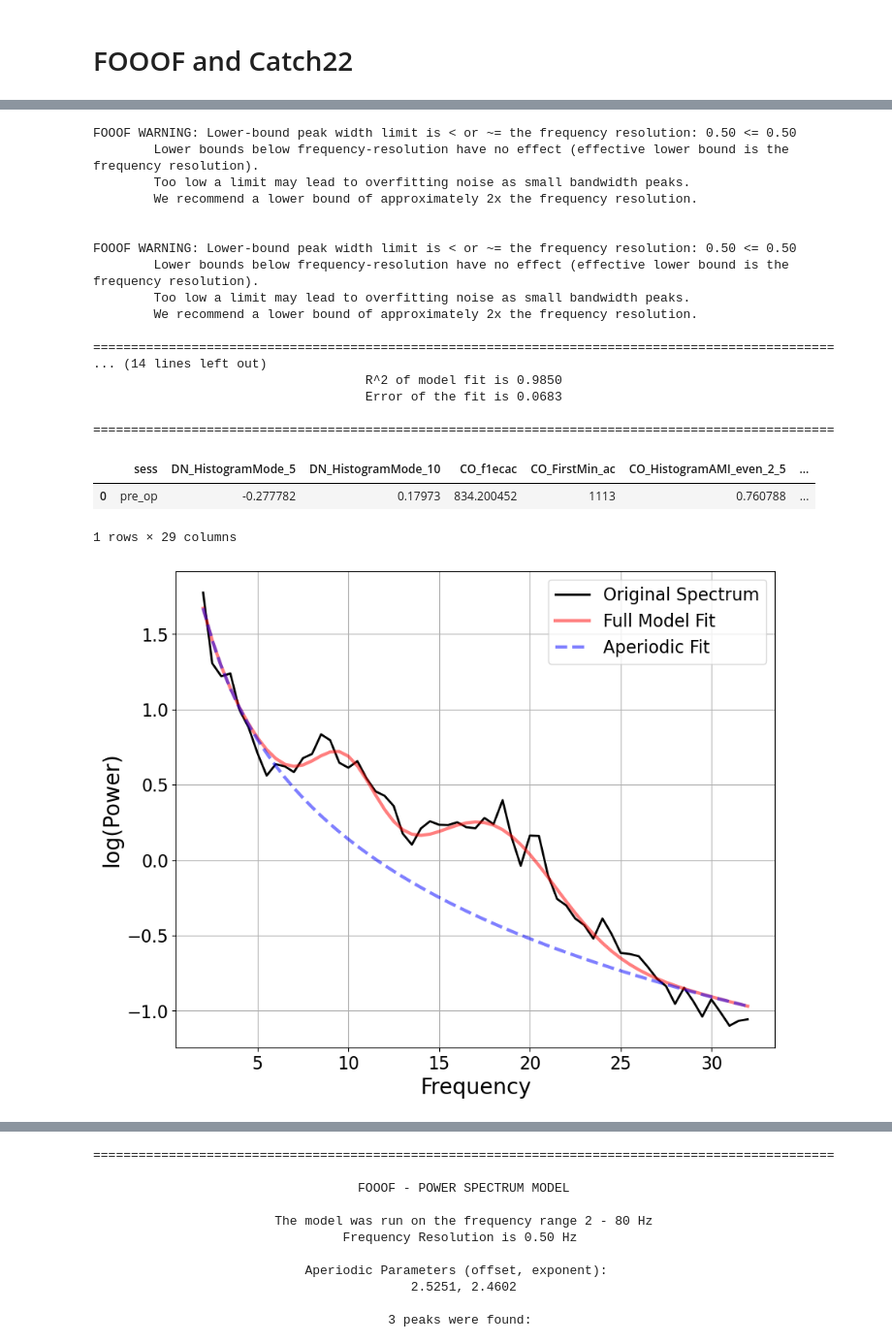
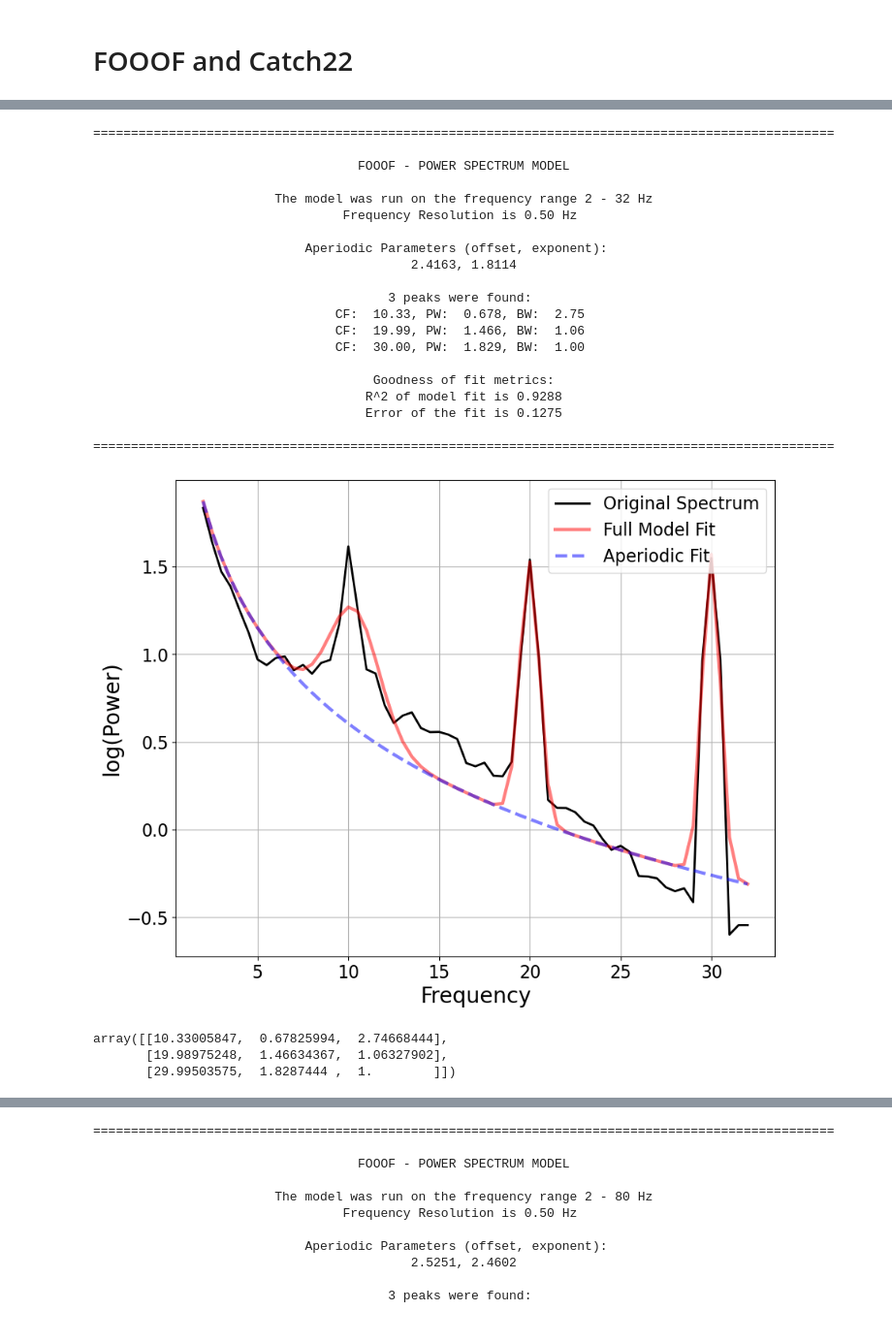
Before and after one commit to seqasim/LFPAnalysis, a Jupyter notebook: scripts/DBS_analysis_ff22.ipynb, the cells around one changed output, grey strips where cells are left out. Shown at 97% size. Saved outputs shown, nothing was run; the diff lists cells and outputs as text; code cells hidden in the pictures.

Commit message:
check volt signal

```diff
--- a/scripts/DBS_analysis_ff22.ipynb
+++ b/scripts/DBS_analysis_ff22.ipynb
@@ -46,5 +48,8 @@ mat_files
 # %%
 or_lfp = ['D:\\Data_20230320\\LT1D-2.006F0003.mat', 'D:\\Data_20230320\\LT1D-2.006F0006.mat']
+# %%
+# task-based LFP for volt check
+or_lfp = ['/Users/fuq01/Desktop/leap-analysis/LFP/702/RT2D-0.007F0002.mat']
 # %%
 def load_mat(dir_files):
     data_all = []
@@ -166,7 +170,7 @@ def ff22(data, hz, sess, **kwargs):
     df = pd.concat([c22_df, ff_df], axis=1)
     df.insert(loc=0, column='sess', value=sess)
 
-    return df
+    return new_freq, df
 # %%
 #visualize raw data first
 plt.plot(pre_raw)
@@ -182,24 +186,30 @@ plt.ylim(-1000,1000)
 # %%
-ff22(sub, pre_hz, 'pre_op', **{'max_n_peaks':6})
+fm, df = ff22(sub, pre_hz, 'pre_op', **{'max_n_peaks':6})
 # %% [output]
-FOOOF WARNING: Lower-bound peak width limit is < or ~= the frequency resolution: 0.50 <= 0.50
-        Lower bounds below frequency-resolution have no effect (effective lower bound is the frequency resolution).
-        Too low a limit may lead to overfitting noise as small bandwidth peaks.
-        We recommend a lower bound of approximately 2x the frequency resolution.
+==================================================================================================
 
+                                   FOOOF - POWER SPECTRUM MODEL
 
-FOOOF WARNING: Lower-bound peak width limit is < or ~= the frequency resolution: 0.50 <= 0.50
-        Lower bounds below frequency-resolution have no effect (effective lower bound is the frequency resolution).
-        Too low a limit may lead to overfitting noise as small bandwidth peaks.
-        We recommend a lower bound of approximately 2x the frequency resolution.
+                        The model was run on the frequency range 2 - 32 Hz
+                                 Frequency Resolution is 0.50 Hz
+
+                            Aperiodic Parameters (offset, exponent):
+                                          2.4163, 1.8114
+
+                                       3 peaks were found:
+                                CF:  10.33, PW:  0.678, BW:  2.75
+                                CF:  19.99, PW:  1.466, BW:  1.06
+                                CF:  30.00, PW:  1.829, BW:  1.00
+
+                                     Goodness of fit metrics:
+                                    R^2 of model fit is 0.9288
+                                    Error of the fit is 0.1275
 
 ==================================================================================================
-... (14 lines left out)
-                                    R^2 of model fit is 0.9850
-                                    Error of the fit is 0.0683
-
-==================================================================================================
-|  | sess | DN_HistogramMode_5 | DN_HistogramMode_10 | CO_f1ecac | CO_FirstMin_ac | CO_HistogramAMI_even_2_5 | ... |
-| 0 | pre_op | -0.277782 | 0.17973 | 834.200452 | 1113 | 0.760788 | ... |
-1 rows × 29 columns
-[figure, old version]
+[figure, new version]
+# %%
+fm.get_params('peak_params')
+# %% [output]
+array([[10.33005847,  0.67825994,  2.74668444],
+       [19.98975248,  1.46634367,  1.06327902],
+       [29.99503575,  1.8287444 ,  1.        ]])
```
Also changed, not shown: parts of 4 cells of this notebook.
